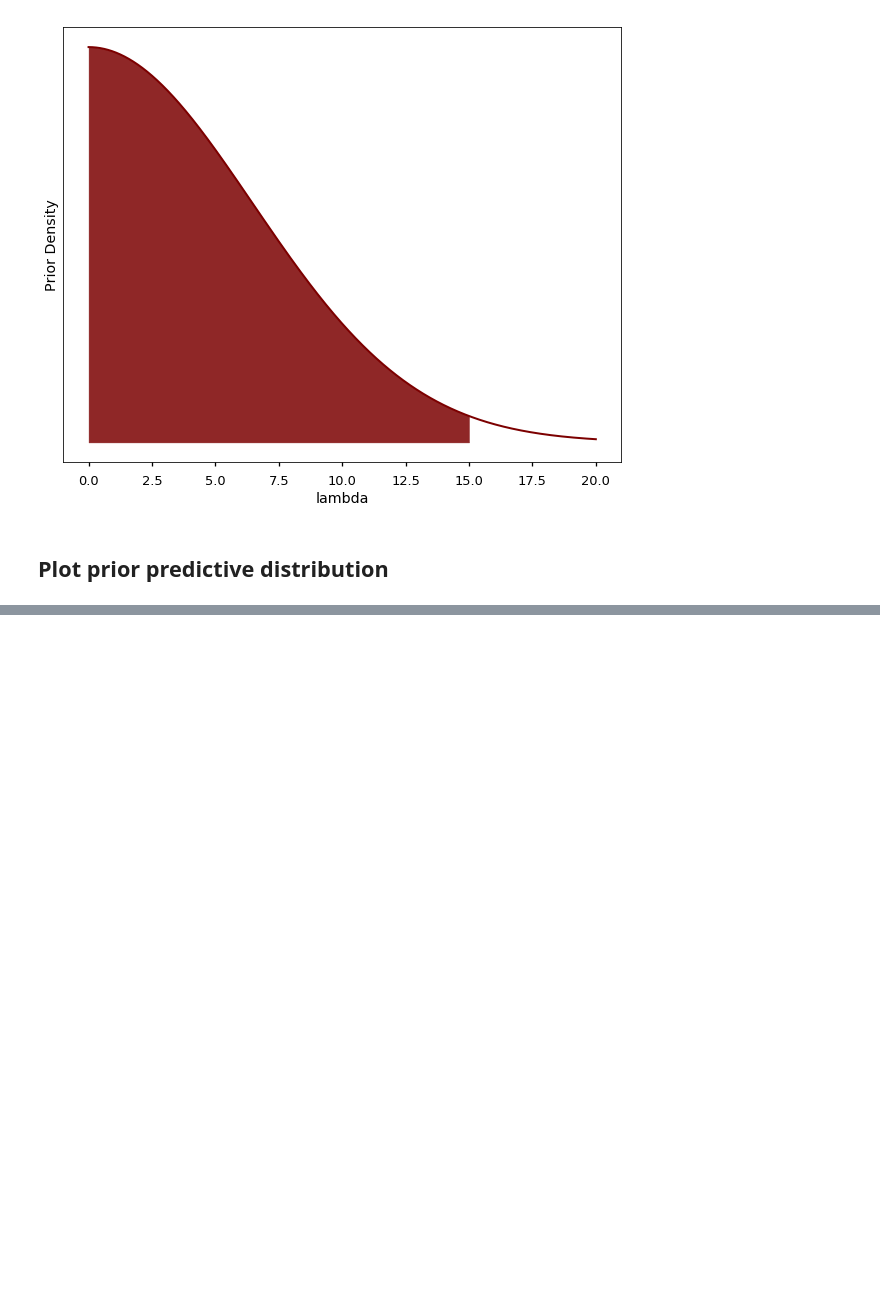
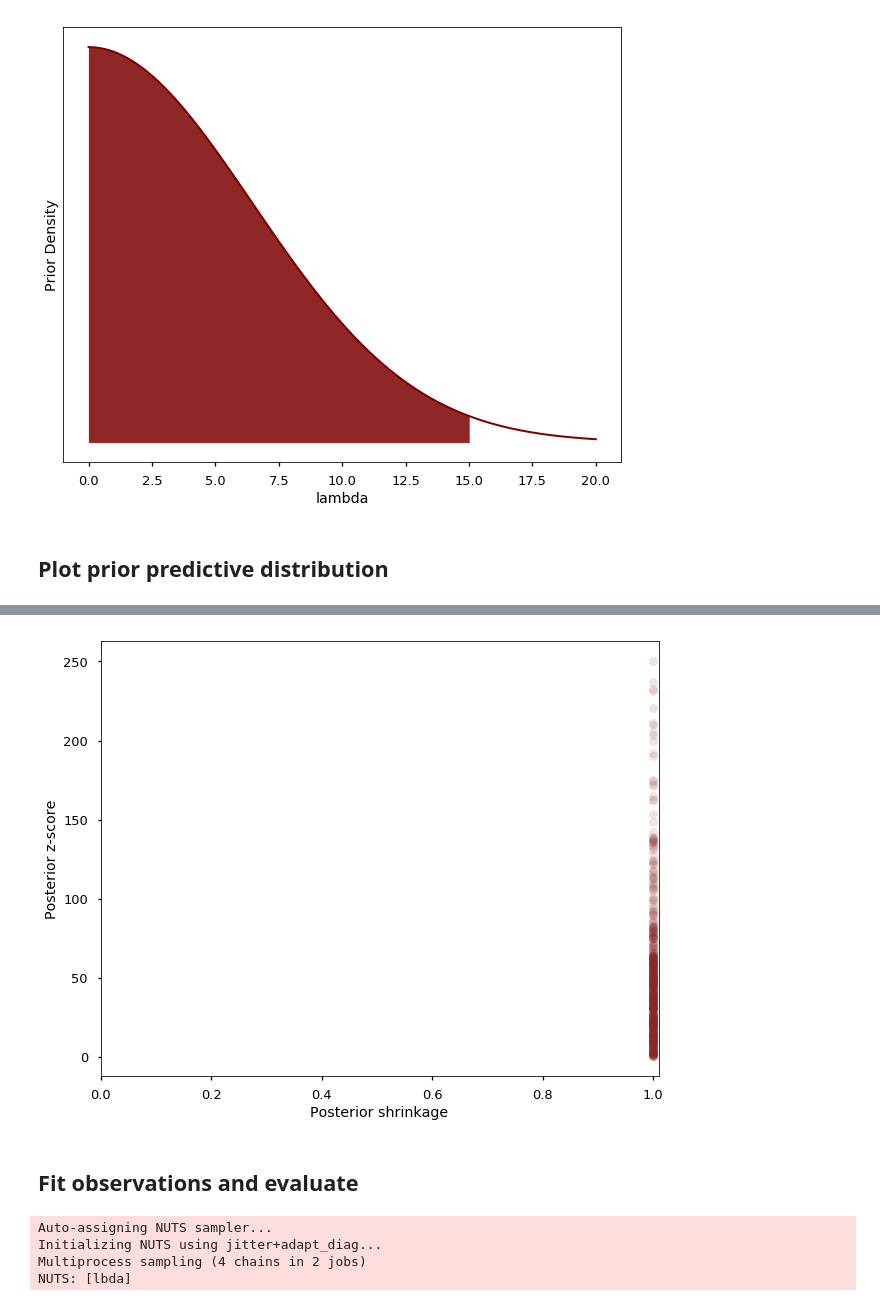
Before and after one commit to lstmemery/principled-bayesian-workflow-pymc3, a Jupyter notebook: PyMC3 Example.ipynb, the cells around one changed output, grey strips where cells are left out. Cells and saved outputs as stored; diff of their text form; code cells hidden in the pictures; blank space fills up the shorter version.

```diff
--- a/PyMC3 Example.ipynb
+++ b/PyMC3 Example.ipynb
@@ -93,0 +112,15 @@ plt.title('Prior predictive distribution');
+# %%
+# posterior sensitivities analysis
+s = pm.stats.summary(trace,varnames=['lbda'])
+post_mean_lbda = s['mean'].values
+post_sd_lbda = s['sd'].values
+prior_sd_lbda = 6.44787
+z_score = np.abs((post_mean_lbda - simu_lbdas) / post_sd_lbda)
+shrinkage = 1 - (post_sd_lbda / prior_sd_lbda ) ** 2
+# %%
+plt.plot(shrinkage[0]*np.ones(len(z_score)),z_score,'o',c="#8F272720");
+plt.xlim(0,1.01); plt.xlabel('Posterior shrinkage'); plt.ylabel('Posterior z-score');
+# %% [output]
+[figure, added]
+# %% [markdown]
+## Fit observations and evaluate
@@ -93,0 +130,13 @@ plt.title('Prior predictive distribution');
+# %%
+model = pm.Model()
+with model:
+    lbda = pm.HalfNormal("lbda",sd=6.44787)
+
+    y = pm.Poisson("y",mu=lbda,shape=(N,),observed=data_ys)
+
+    trace = pm.sample(draws=R,tune=4*R,chains=4)
+# %% [output]
+Auto-assigning NUTS sampler...
+Initializing NUTS using jitter+adapt_diag...
+Multiprocess sampling (4 chains in 2 jobs)
+NUTS: [lbda]
```
Also changed, not shown: parts of 65 cells of this notebook.
